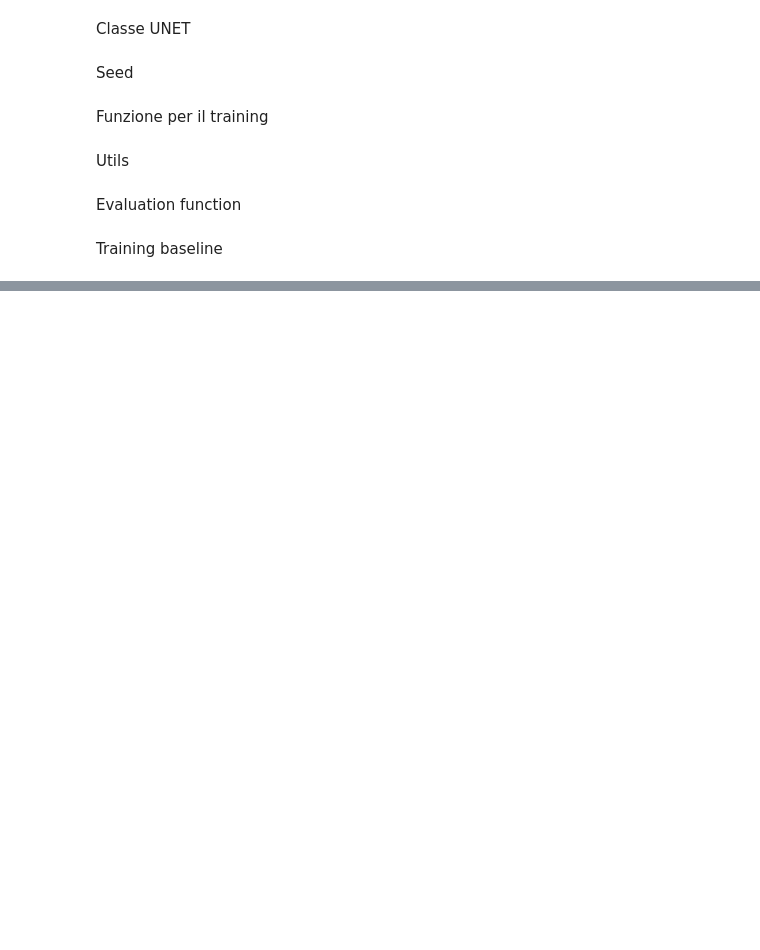
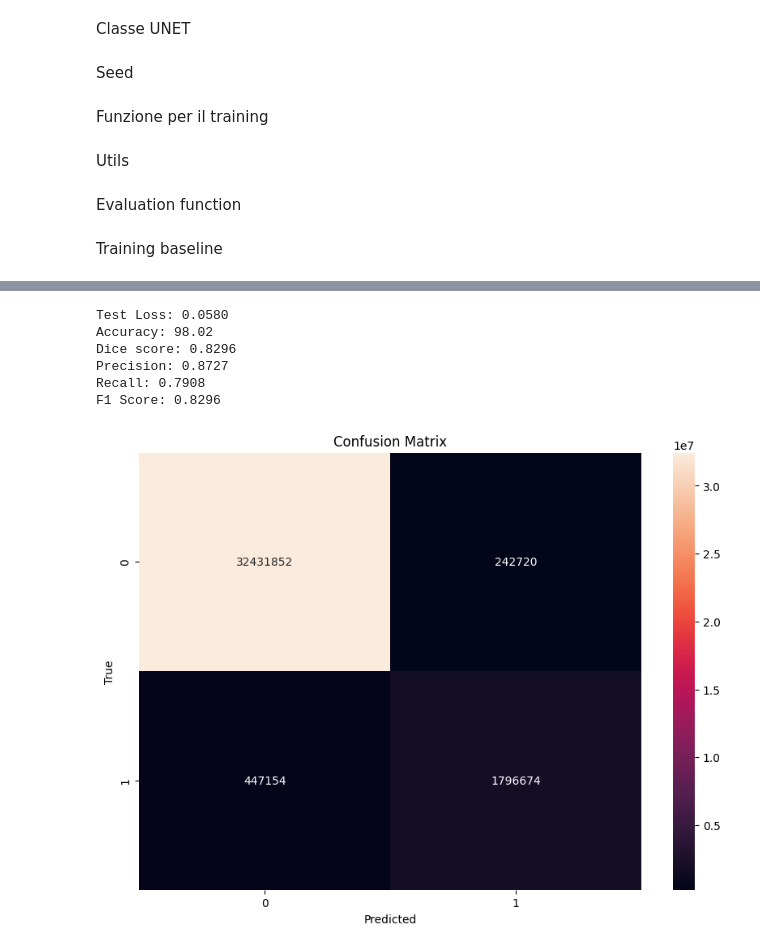
Before and after one commit to ccsed/ProgettoLabAI, a Jupyter notebook: Progetto.ipynb, the cells around one changed output, grey strips where cells are left out. Drawn from its saved outputs; the diff is of its cells as text; code cells hidden in the pictures; blank space fills up the shorter version.

```diff
--- a/Progetto.ipynb
+++ b/Progetto.ipynb
@@ -616,0 +745,10 @@ plot_metrics(metrics, save_dir=save_directory)
+# %%
+test_loss3, test_accuracy3, test_dice_score3, test_precision3, test_recall3, test_f1_3 = test_fn(test_loader, model3, criterion, test_txtfile3, device=device)
+# %% [output]
+Test Loss: 0.0580
+Accuracy: 98.02
+Dice score: 0.8296
+Precision: 0.8727
+Recall: 0.7908
+F1 Score: 0.8296
+[figure, added]
```
Also changed, not shown: parts of 14 cells of this notebook.
